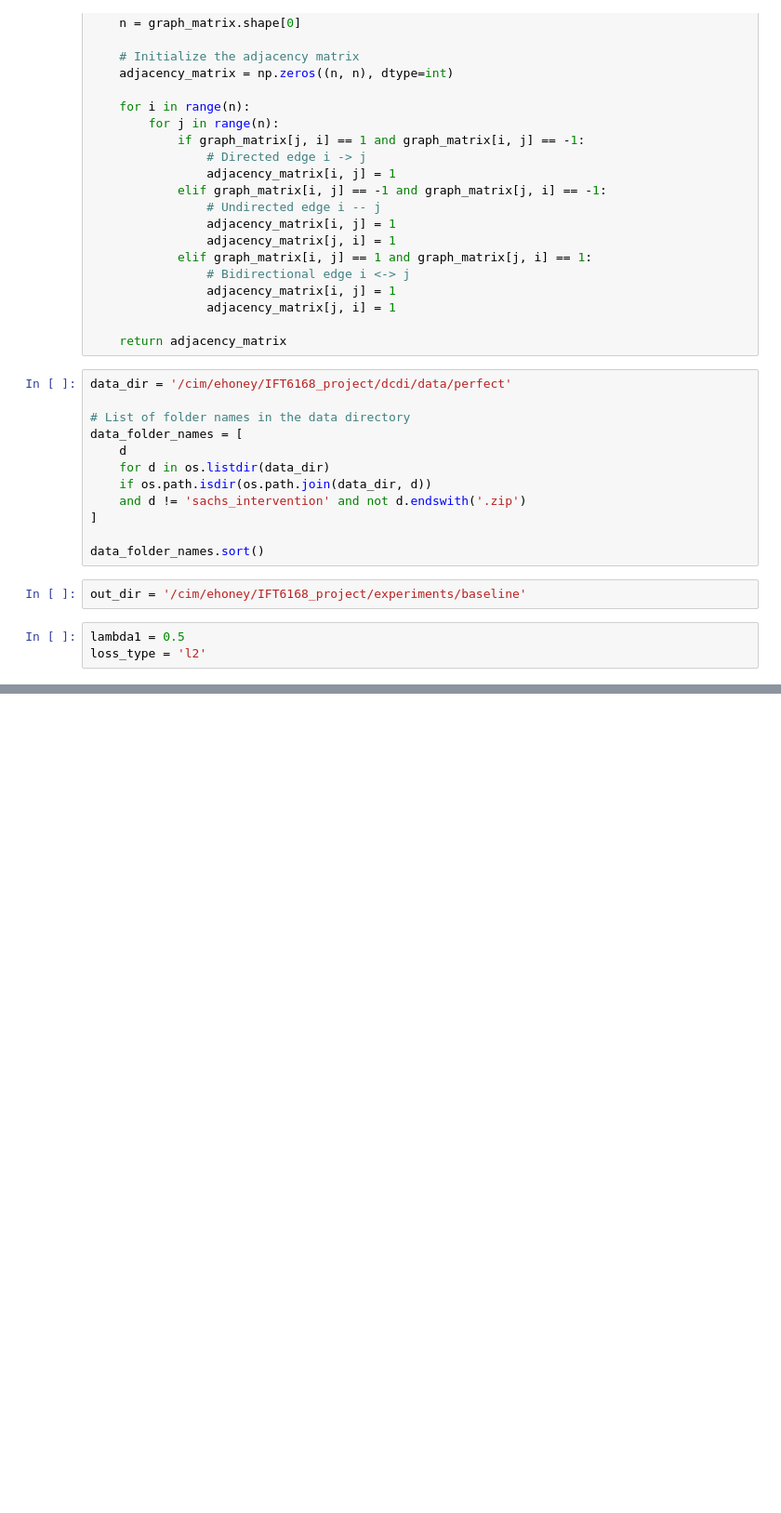
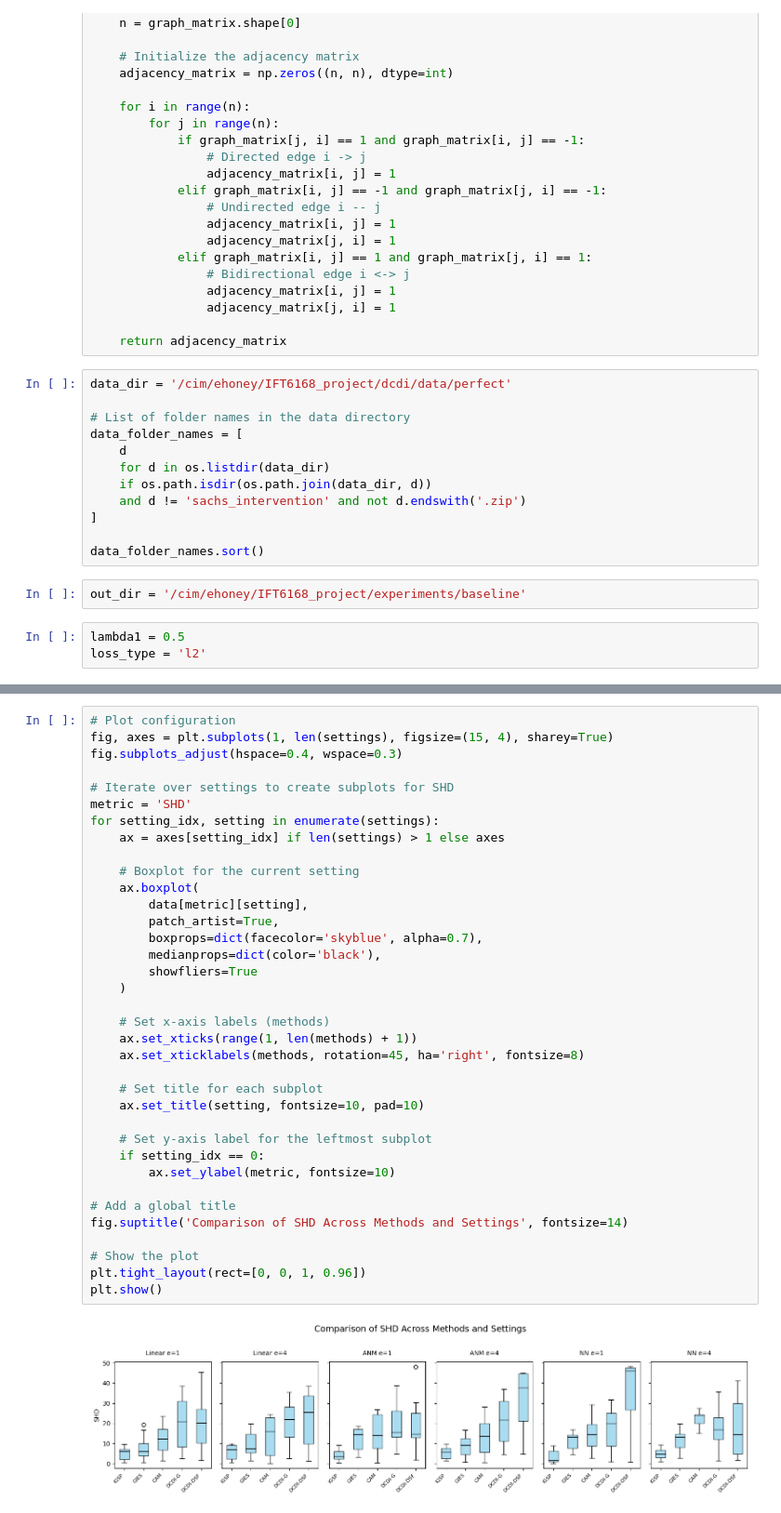
Before and after one commit to ethankreuzer/IFT6168_project, a Jupyter notebook: clean_baseline_experiment.ipynb, the cells around one changed output, grey strips where cells are left out. Shown: that part at 93% size. Saved outputs shown, nothing was run; the diff lists cells and outputs as text; blank space fills up the shorter version.

```diff
--- a/clean_baseline_experiment.ipynb
+++ b/clean_baseline_experiment.ipynb
@@ -158,0 +225,38 @@ KeyboardInterrupt:
+# %%
+# Plot configuration
+fig, axes = plt.subplots(1, len(settings), figsize=(15, 4), sharey=True)
+fig.subplots_adjust(hspace=0.4, wspace=0.3)
+
+# Iterate over settings to create subplots for SHD
+metric = 'SHD'
+for setting_idx, setting in enumerate(settings):
+    ax = axes[setting_idx] if len(settings) > 1 else axes
+
+    # Boxplot for the current setting
+    ax.boxplot(
+        data[metric][setting],
+        patch_artist=True,
+        boxprops=dict(facecolor='skyblue', alpha=0.7),
+        medianprops=dict(color='black'),
+        showfliers=True
+    )
+
+    # Set x-axis labels (methods)
+    ax.set_xticks(range(1, len(methods) + 1))
+    ax.set_xticklabels(methods, rotation=45, ha='right', fontsize=8)
+
+    # Set title for each subplot
+    ax.set_title(setting, fontsize=10, pad=10)
+
+    # Set y-axis label for the leftmost subplot
+    if setting_idx == 0:
+        ax.set_ylabel(metric, fontsize=10)
+
+# Add a global title
+fig.suptitle('Comparison of SHD Across Methods and Settings', fontsize=14)
+
+# Show the plot
+plt.tight_layout(rect=[0, 0, 1, 0.96])
+plt.show()
+# %% [output]
+[figure, added]
```
Also changed, not shown: parts of 8 cells of this notebook.
